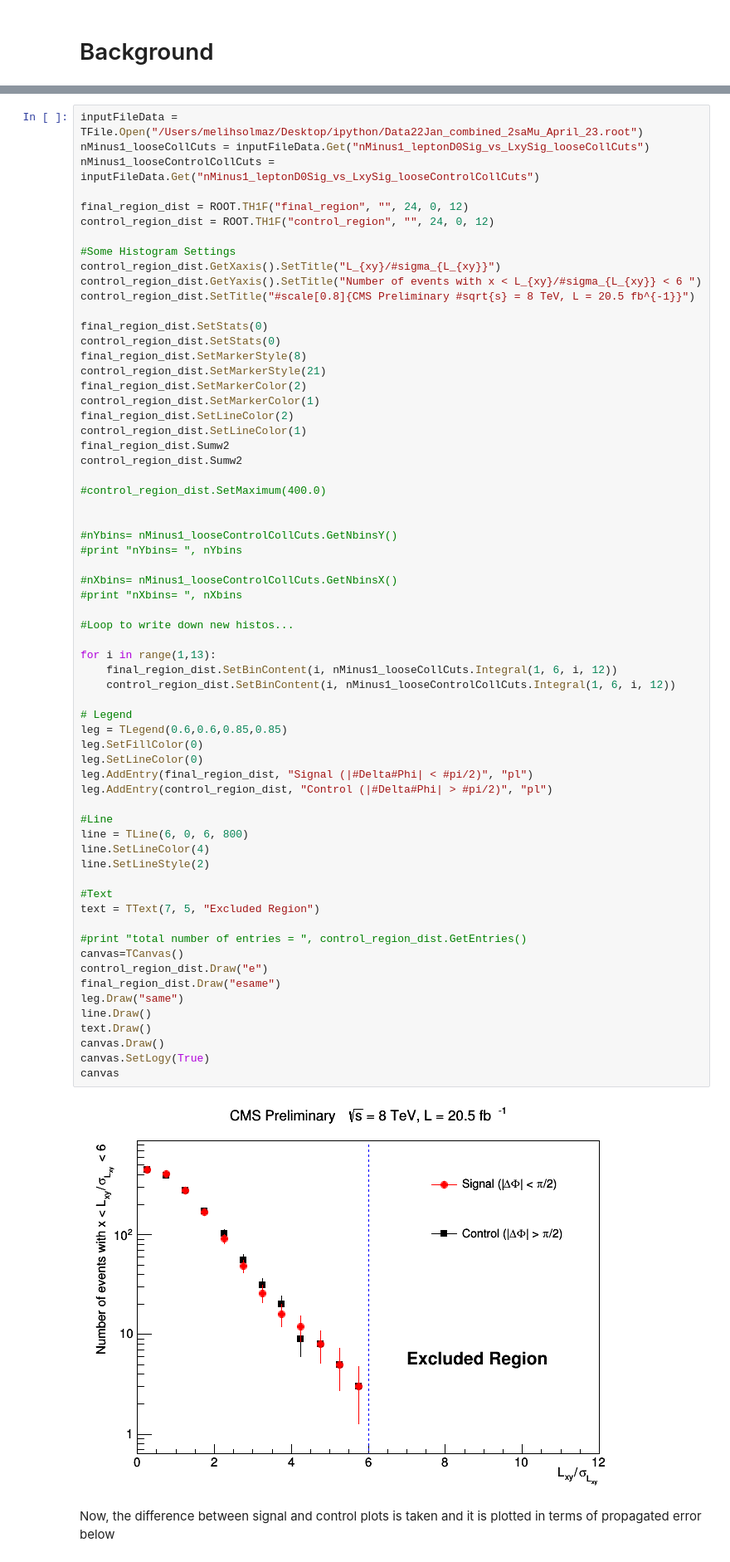
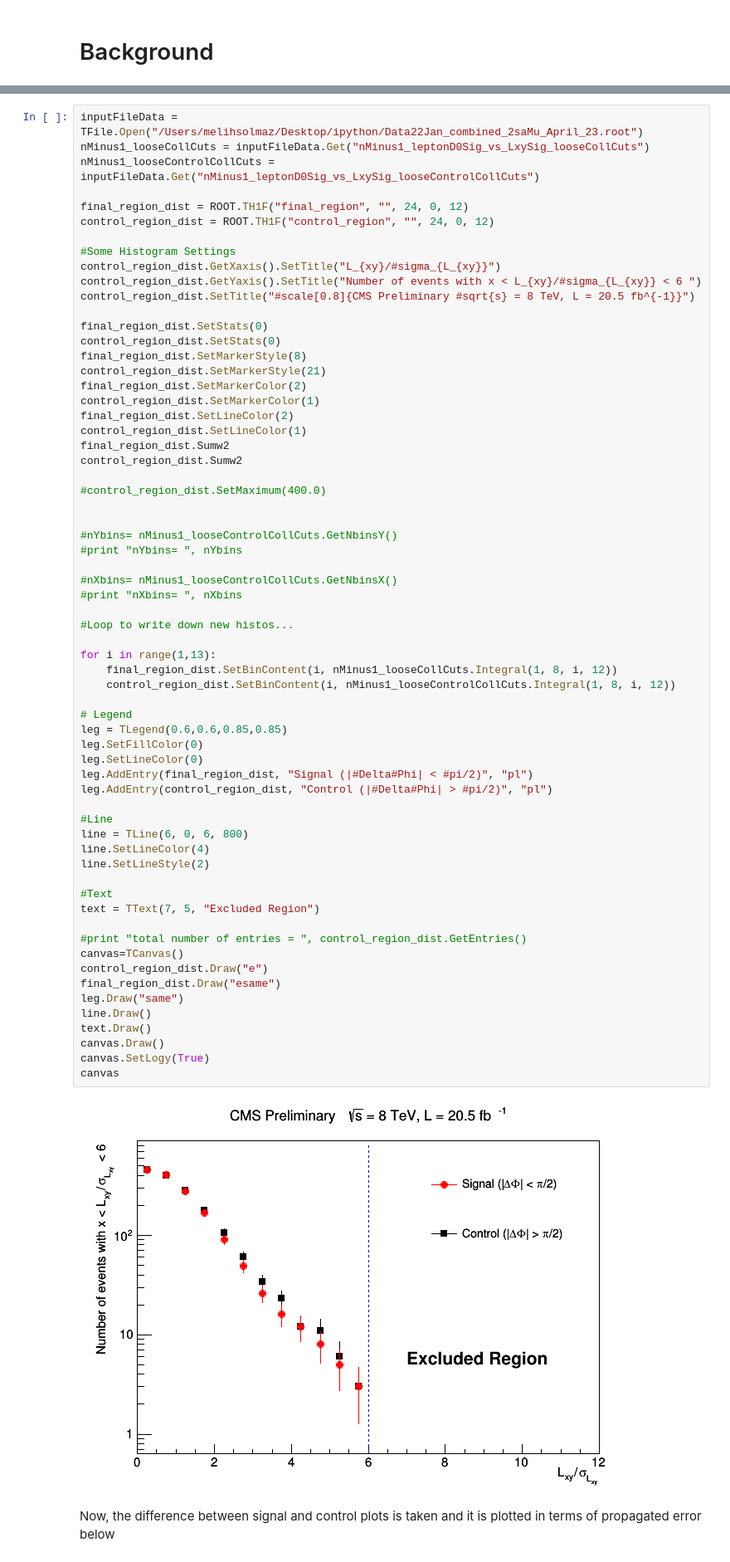
Before and after one commit to msolmaz/IPython, a Jupyter notebook: RSA_Data_Control_Signal_Region_Comparison_April_23.ipynb, the cells around one changed output, grey strips where cells are left out. Shown at 83% size. Cells and saved outputs as stored; diff of their text form.

```diff
--- a/RSA_Data_Control_Signal_Region_Comparison_April_23.ipynb
+++ b/RSA_Data_Control_Signal_Region_Comparison_April_23.ipynb
@@ -50,36 +50,36 @@ control_region_dist.Sumw2
 #Loop to write down new histos...
 
 for i in range(1,13):
-    final_region_dist.SetBinContent(i, nMinus1_looseCollCuts.Integral(1, 6, i, 12))
-    control_region_dist.SetBinContent(i, nMinus1_looseControlCollCuts.Integral(1, 6, i, 12))
+    final_region_dist.SetBinContent(i, nMinus1_looseCollCuts.Integral(1, 8, i, 12))
+    control_region_dist.SetBinContent(i, nMinus1_looseControlCollCuts.Integral(1, 8, i, 12))
 
 # Legend
 leg = TLegend(0.6,0.6,0.85,0.85)
 leg.SetFillColor(0)
 leg.SetLineColor(0)
 leg.AddEntry(final_region_dist, "Signal (|#Delta#Phi| < #pi/2)", "pl")
 leg.AddEntry(control_region_dist, "Control (|#Delta#Phi| > #pi/2)", "pl")
 
 #Line
 line = TLine(6, 0, 6, 800)
 line.SetLineColor(4)
 line.SetLineStyle(2)
 
 #Text
 text = TText(7, 5, "Excluded Region")
 
 #print "total number of entries = ", control_region_dist.GetEntries()
 canvas=TCanvas()
 control_region_dist.Draw("e")
 final_region_dist.Draw("esame")
 leg.Draw("same")
 line.Draw()
 text.Draw()
 canvas.Draw()
 canvas.SetLogy(True)
 canvas
 # %% [output]
-[figure, old version]
+[figure, new version]
 # %% [markdown]
 Now, the difference between signal and control plots is taken and it is plotted in terms of propagated error below
 # %%
```
Also changed, not shown: parts of 5 cells of this notebook.
